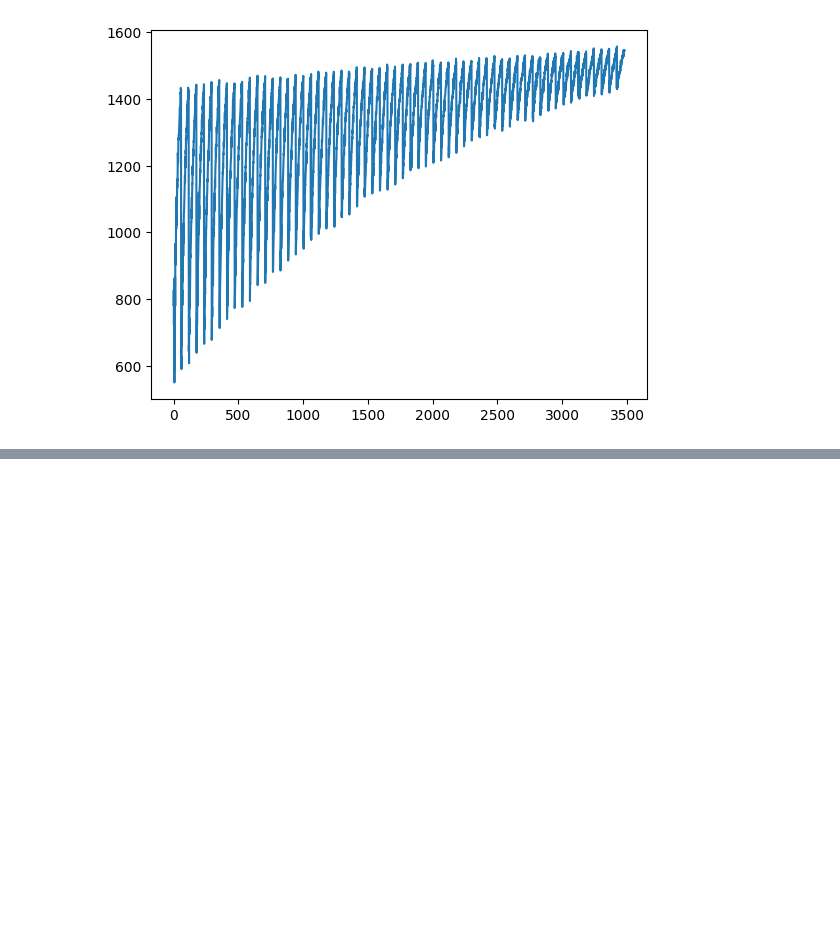
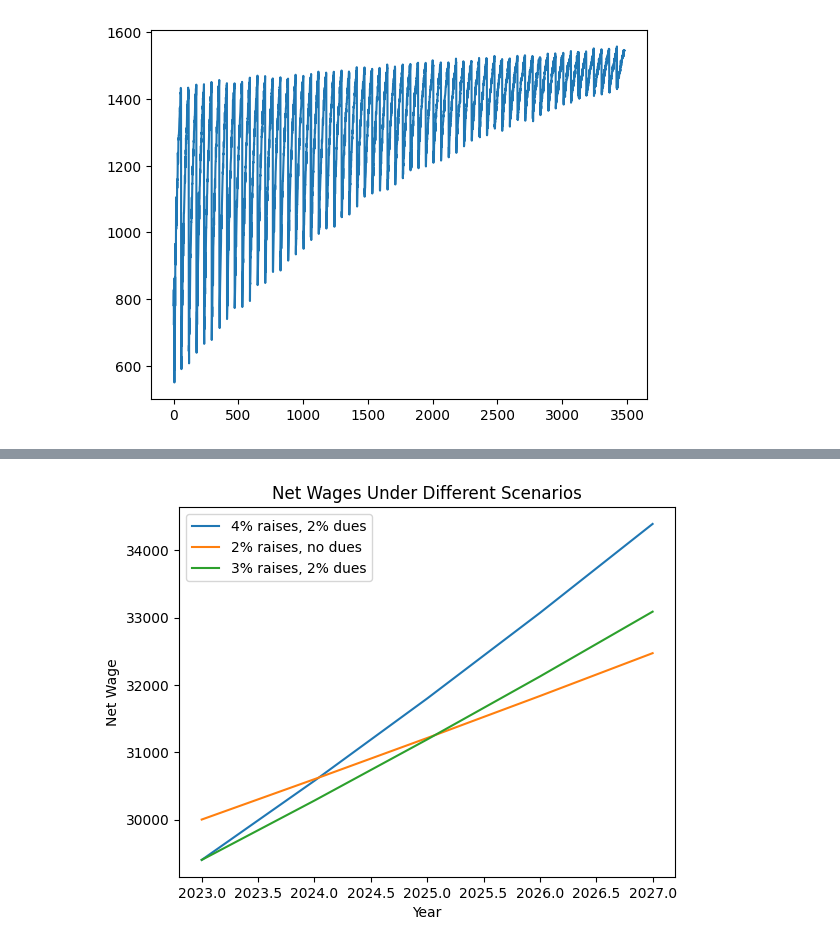
Before and after one commit to kushal-satya/food_safety_abm, a Jupyter notebook: model.ipynb, the cells around one changed output, grey strips where cells are left out. Drawn from its saved outputs; the diff is of its cells as text; code cells hidden in the pictures; blank space fills up the shorter version.

```diff
--- a/model.ipynb
+++ b/model.ipynb
@@ -549,0 +572,30 @@ plt.show()
+# %%
+import matplotlib.pyplot as plt
+
+def net_wage(w0, y0, y, r, d):
+    return w0 * (1 - d) * (1 + r) ** (y - y0)
+
+years = list(range(2023, 2028))
+starting_wage = 30000
+
+# Scenario 1: 4% raises with 2% dues
+wages_4_percent_raise_2_percent_dues = [net_wage(starting_wage, 2023, y, 0.04, 0.02) for y in years]
+
+# Scenario 2: 2% raises with no dues
+wages_2_percent_raise_no_dues = [net_wage(starting_wage, 2023, y, 0.02, 0) for y in years]
+
+# Scenario 3: 3% raises with 2% dues
+wages_3_percent_raise_2_percent_dues = [net_wage(starting_wage, 2023, y, 0.03, 0.02) for y in years]
+
+plt.plot(years, wages_4_percent_raise_2_percent_dues, label="4% raises, 2% dues")
+plt.plot(years, wages_2_percent_raise_no_dues, label="2% raises, no dues")
+plt.plot(years, wages_3_percent_raise_2_percent_dues, label="3% raises, 2% dues")
+
+plt.xlabel("Year")
+plt.ylabel("Net Wage")
+plt.title("Net Wages Under Different Scenarios")
+plt.legend()
+
+plt.show()
+# %% [output]
+[figure, added]
```
Also changed, not shown: parts of 4 cells of this notebook, 3 other files.
